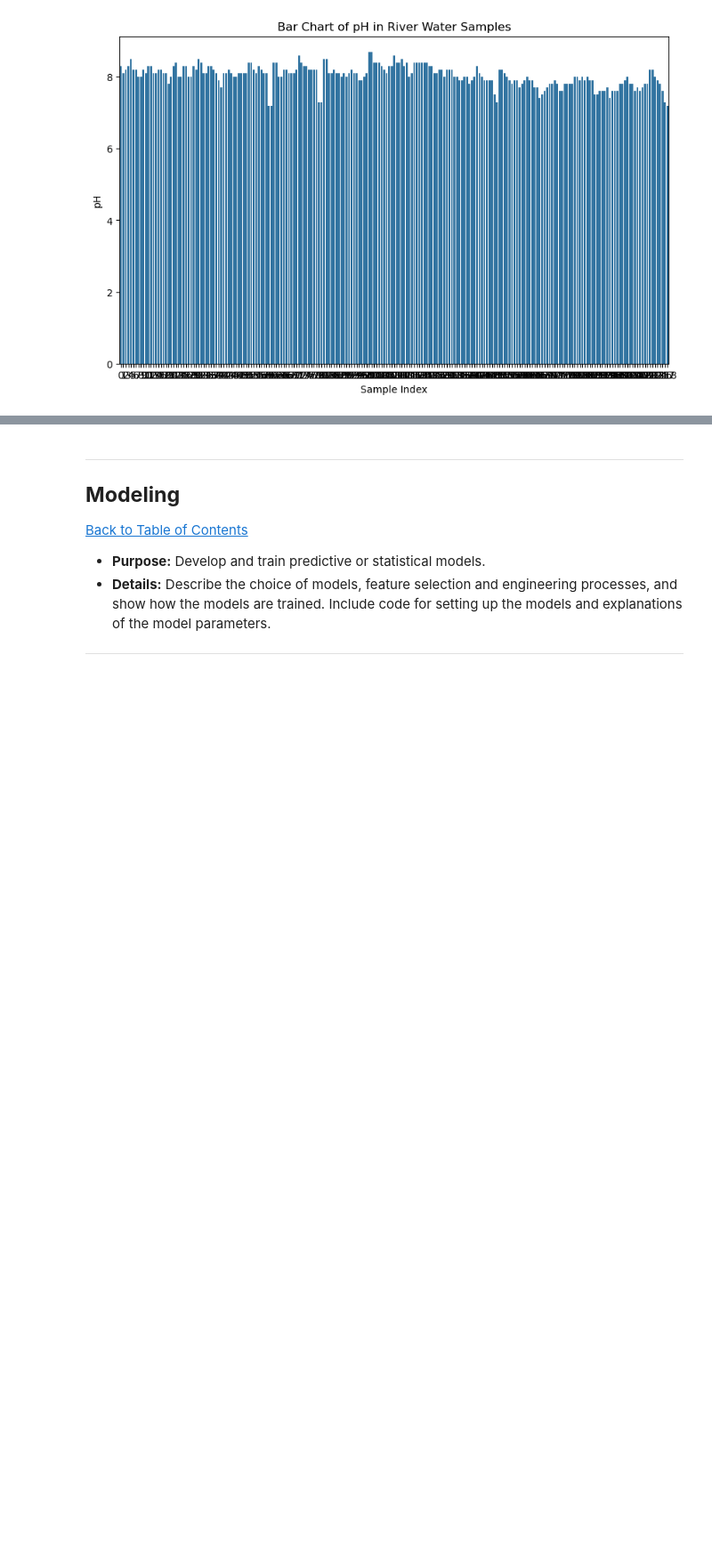
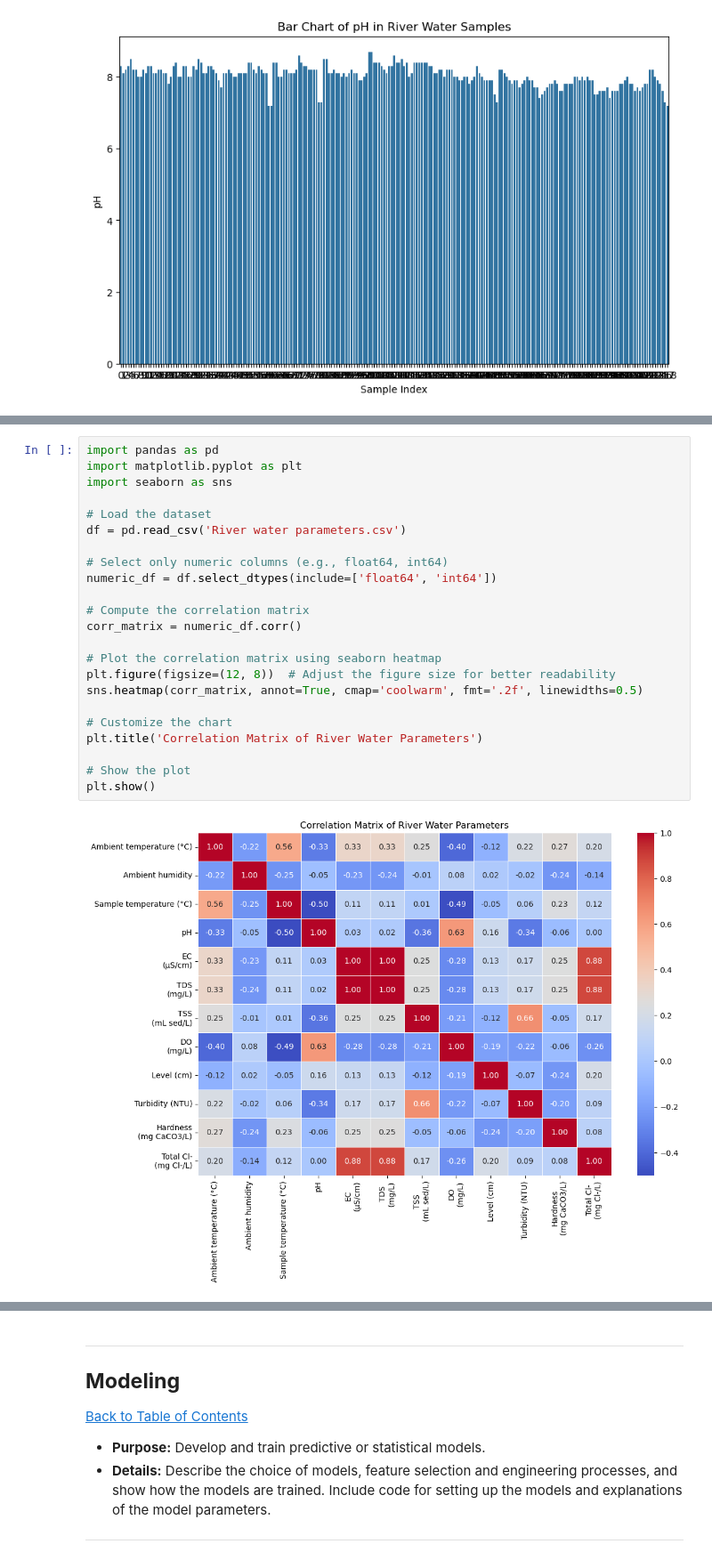
Before and after one commit to KDisney17/Workplace-Module-Project, a Jupyter notebook: KDM_QCTO_Workplace-Module-Notebook.ipynb, the cells around one changed output, grey strips where cells are left out. Shown: that part at 89% size. Cells and saved outputs as stored; diff of their text form; blank space fills up the shorter version.

```diff
--- a/KDM_QCTO_Workplace-Module-Notebook.ipynb
+++ b/KDM_QCTO_Workplace-Module-Notebook.ipynb
@@ -347,0 +360,25 @@ plt.show()
+# %%
+import pandas as pd
+import matplotlib.pyplot as plt
+import seaborn as sns
+
+# Load the dataset
+df = pd.read_csv('River water parameters.csv')
+
+# Select only numeric columns (e.g., float64, int64)
+numeric_df = df.select_dtypes(include=['float64', 'int64'])
+
+# Compute the correlation matrix
+corr_matrix = numeric_df.corr()
+
+# Plot the correlation matrix using seaborn heatmap
+plt.figure(figsize=(12, 8))  # Adjust the figure size for better readability
+sns.heatmap(corr_matrix, annot=True, cmap='coolwarm', fmt='.2f', linewidths=0.5)
+
+# Customize the chart
+plt.title('Correlation Matrix of River Water Parameters')
+
+# Show the plot
+plt.show()
+# %% [output]
+[figure, added]
```
Also changed, not shown: parts of 5 cells of this notebook.
